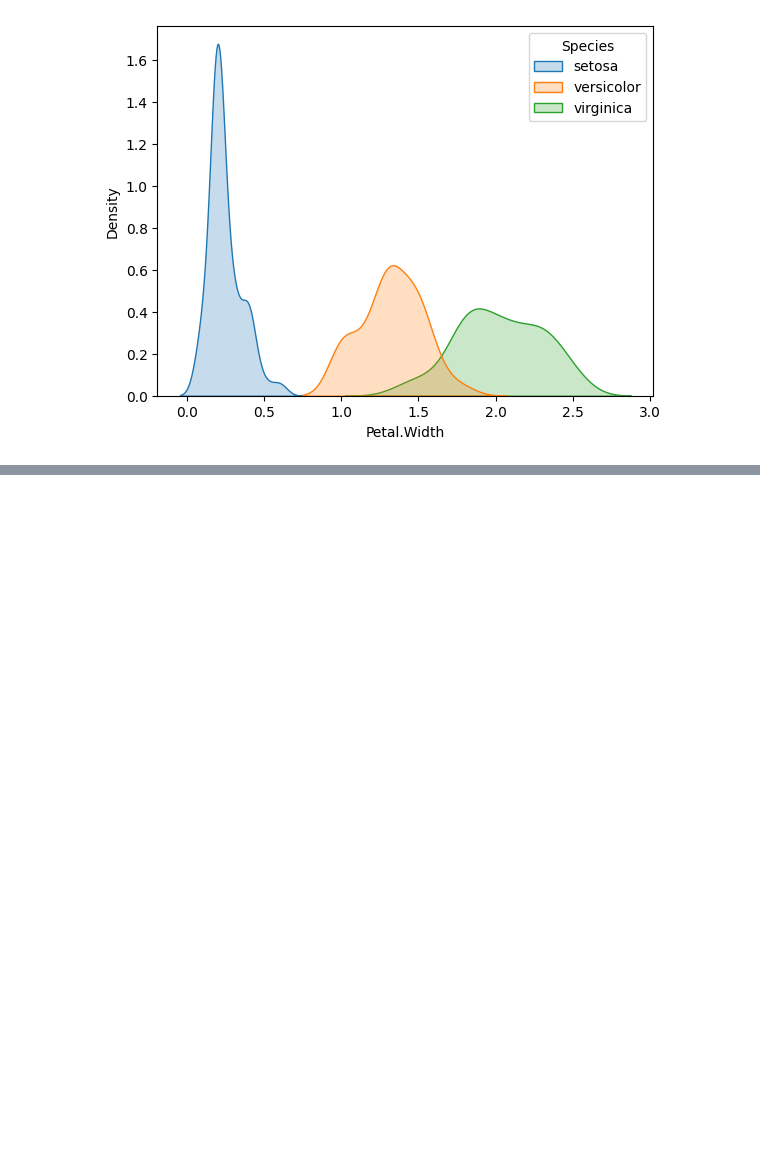
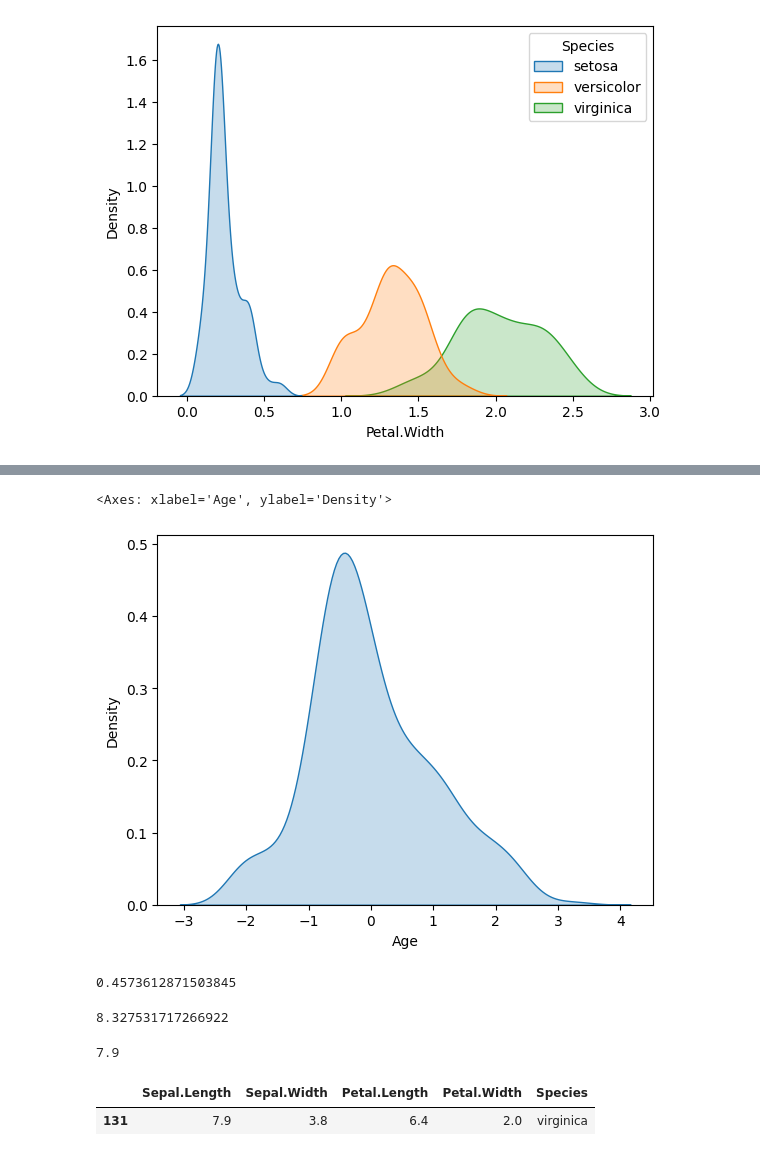
Before and after one commit to rahuulsharmaa/DataScience_Practice, a Jupyter notebook: practice-4.ipynb, the cells around one changed output, grey strips where cells are left out. Cells and saved outputs as stored; diff of their text form; code cells hidden in the pictures; blank space fills up the shorter version.

```diff
--- a/practice-4.ipynb
+++ b/practice-4.ipynb
@@ -52,0 +109,2 @@ kdeplot(data=df,x='Petal.Width',hue='Species',fill=True)
+# %%
+x=(df2['Age']-df2['Age'].mean())/df2['Age'].std()
@@ -52,0 +126,24 @@ kdeplot(data=df,x='Petal.Width',hue='Species',fill=True)
+# %%
+sns.kdeplot(x=x,fill=True)
+# %% [output]
+<Axes: xlabel='Age', ylabel='Density'>
+[figure, added]
+# %%
+df2["Age"].skew()
+# %% [output]
+0.4573612871503845
+# %%
+
+#Finding putlier by finding data between mean+-3*std(Empritical rule)
+df['Sepal.Length'].mean()+3*df['Sepal.Length'].std()
+# %% [output]
+8.327531717266922
+# %%
+df['Sepal.Length'].max()
+# %% [output]
+7.9
+# %%
+df[df['Sepal.Length']>7.8]
+# %% [output]
+|  | Sepal.Length | Sepal.Width | Petal.Length | Petal.Width | Species |
+| 131 | 7.9 | 3.8 | 6.4 | 2.0 | virginica |
```
Also changed, not shown: parts of 10 cells of this notebook, 2 other files.
